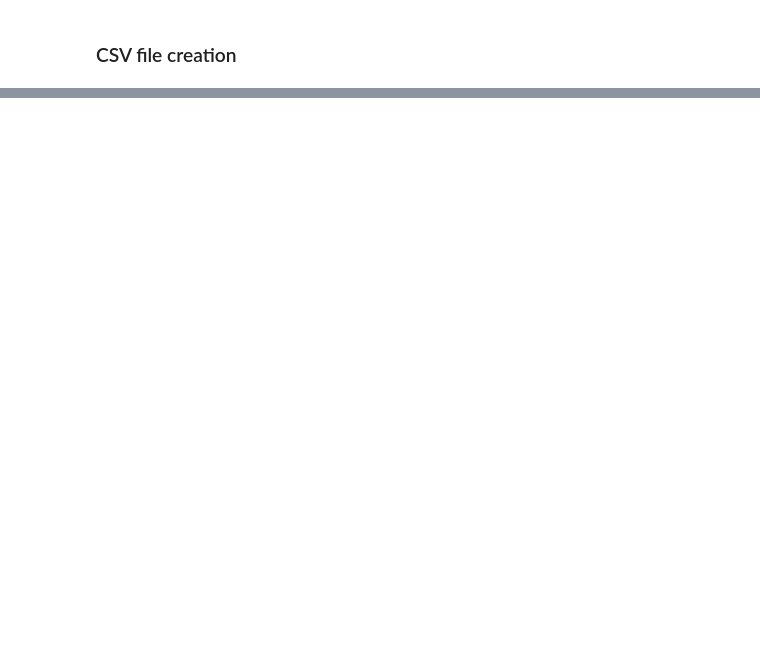
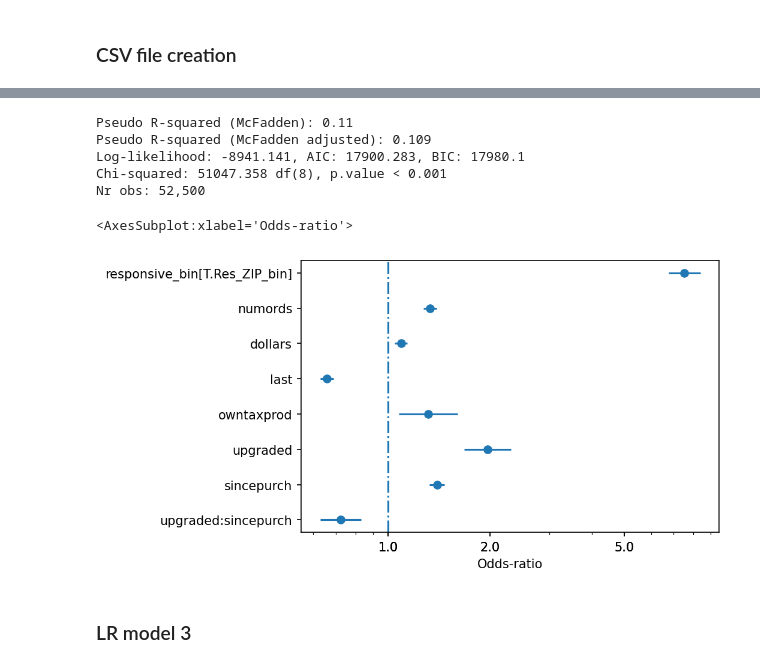
Before and after one commit to sauravjayan/Intuit-Quickbooks, a Jupyter notebook: intuit.ipynb, the cells around one changed output, grey strips where cells are left out. Cells and saved outputs as stored; diff of their text form; code cells hidden in the pictures; blank space fills up the shorter version.

```diff
--- a/intuit.ipynb
+++ b/intuit.ipynb
@@ -1161,0 +1256,15 @@ final.to_csv('Akshay_Deeptarka_Saurav_Shreya_Group11.csv', index=False)
+# %%
+rsm.model_fit(lr1)
+# %% [output]
+Pseudo R-squared (McFadden): 0.11
+Pseudo R-squared (McFadden adjusted): 0.109
+Log-likelihood: -8941.141, AIC: 17900.283, BIC: 17980.1
+Chi-squared: 51047.358 df(8), p.value < 0.001
+Nr obs: 52,500
+# %%
+rsm.or_plot(lr1)
+# %% [output]
+<AxesSubplot:xlabel='Odds-ratio'>
+[figure, added]
+# %% [markdown]
+### LR model 3
```
Also changed, not shown: parts of 28 cells of this notebook.
